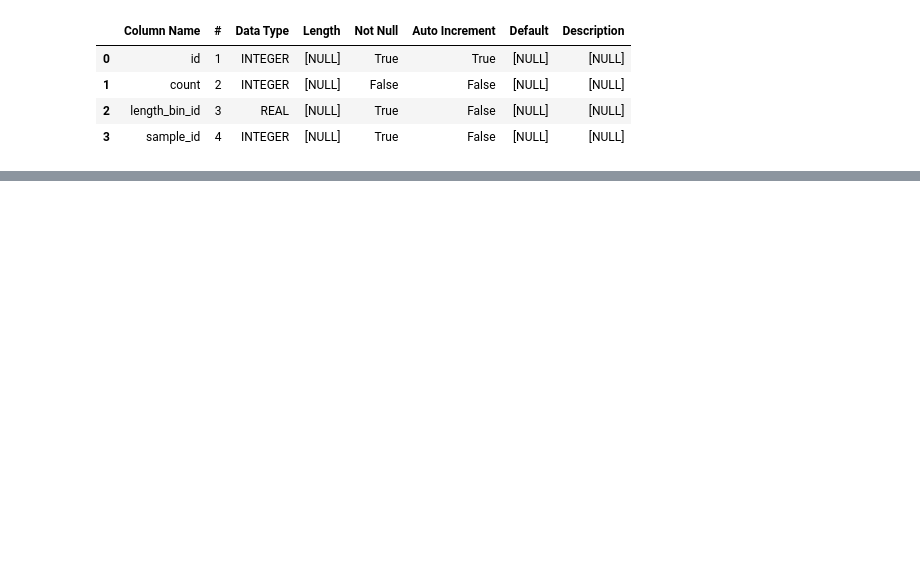
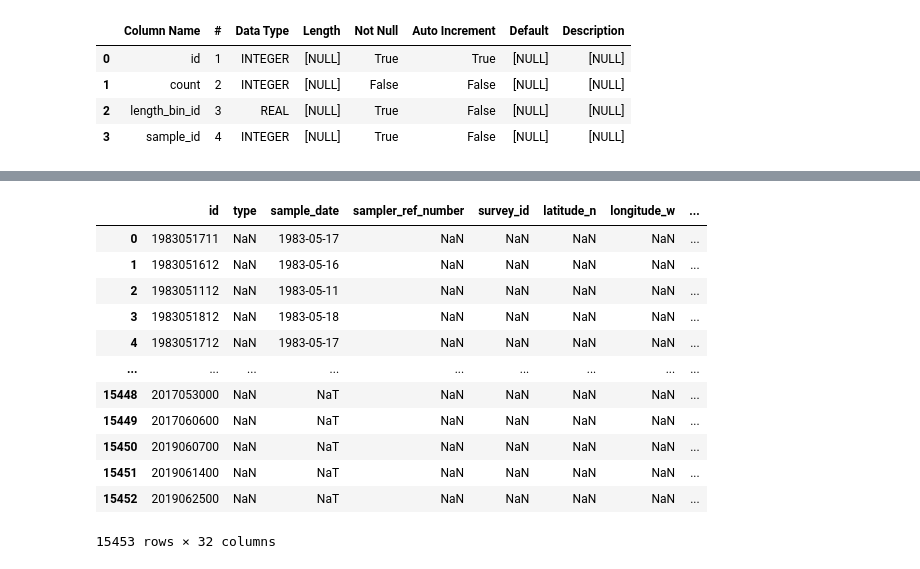
Before and after one commit to dfo-gulf-science/Gaspereau, a Jupyter notebook: 8. Data Wrangling - matching and creating tables.ipynb, the cells around one changed output, grey strips where cells are left out. Saved outputs shown, nothing was run; the diff lists cells and outputs as text; code cells hidden in the pictures; blank space fills up the shorter version.

```diff
--- a/8. Data Wrangling - matching and creating tables.ipynb
+++ b/8. Data Wrangling - matching and creating tables.ipynb
@@ -537,8 +440,0 @@ fishdetail_matched_columns = {
-# %%
-def append_available_data(source_info_dataframe, destination_dataframe, matched_columns):
-    return pd.concat(
-        [destination_dataframe, source_info_dataframe.rename(columns=matched_columns)],
-        ignore_index=True
-    )
-
-append_available_data(df_SD, spec, matched_columns)
@@ -544,0 +451,11 @@ append_available_data(df_SD, spec, matched_columns)
+# %%
+# create empty but properly formatted tables
+gaspereau_sample = create_formatted_table_dataframe(sample_table_attributes)
+gaspereau_fishdetail = create_formatted_table_dataframe(fishdetail_table_attributes)
+# gaspereau_lengthfrequency already saved above
+
+def append_available_data(source_info_dataframe, destination_dataframe, matched_columns):
+    return pd.concat(
+        [destination_dataframe, source_info_dataframe.rename(columns={v:k for k,v in matched_columns.items()})],  # reverse the dict
+        ignore_index=True
+    )[destination_dataframe.columns]  # only return columns in final table
@@ -544,0 +478,52 @@ append_available_data(df_SD, spec, matched_columns)
+# %%
+# many unmatched columns on both sides. CONFIRM: how do deal with this
+sample_matched_columns = {
+    'id': 'id',
+    'type': '',
+    'sample_date': 'DATETIME',
+    'sampler_ref_number': '',
+    'survey_id': '',
+    'latitude_n': '',
+    'longitude_w': '',
+    'experimental_net_used': '',
+    'vessel_cfvn': '',
+    'catch_weight_lbs': 'catch_lbs',
+    'sample_weight_lbs': '',
+    'total_fish_measured': '',
+    'total_fish_preserved': '',
+    'remarks': 'comments',
+    'old_id': '',
+    'season': '',
+    'lab_processing_complete': '',
+    'otolith_processing_complete': '',
+    'creation_date': '',
+    'last_modified_date': '',
+    'created_by_id': '',
+    'district_id': 'DIST',
+    'fishing_area_id': '',
+    'gear_id': 'GEAR',
+    'last_modified_by_id': '',
+    'mesh_size_id': '',
+    'port_id': '',
+    'sampler_id': 'last_name',
+    'season_type': '',
+    'species_id': '',
+    'egg_processing_complete': '',
+    'TIMESTAMP': ''
+}
+
+append_available_data(df_SD, gaspereau_sample, sample_matched_columns)
+# %% [output]
+|  | id | type | sample_date | sampler_ref_number | survey_id | latitude_n | longitude_w | ... |
+| 0 | 1983051711 | NaN | 1983-05-17 | NaN | NaN | NaN | NaN | ... |
+| 1 | 1983051612 | NaN | 1983-05-16 | NaN | NaN | NaN | NaN | ... |
+| 2 | 1983051112 | NaN | 1983-05-11 | NaN | NaN | NaN | NaN | ... |
+| 3 | 1983051812 | NaN | 1983-05-18 | NaN | NaN | NaN | NaN | ... |
+| 4 | 1983051712 | NaN | 1983-05-17 | NaN | NaN | NaN | NaN | ... |
+| ... | ... | ... | ... | ... | ... | ... | ... | ... |
+| 15448 | 2017053000 | NaN | NaT | NaN | NaN | NaN | NaN | ... |
+| 15449 | 2017060600 | NaN | NaT | NaN | NaN | NaN | NaN | ... |
+| 15450 | 2019060700 | NaN | NaT | NaN | NaN | NaN | NaN | ... |
+| 15451 | 2019061400 | NaN | NaT | NaN | NaN | NaN | NaN | ... |
+| 15452 | 2019062500 | NaN | NaT | NaN | NaN | NaN | NaN | ... |
+15453 rows × 32 columns
```
Also changed, not shown: parts of 17 cells of this notebook.
